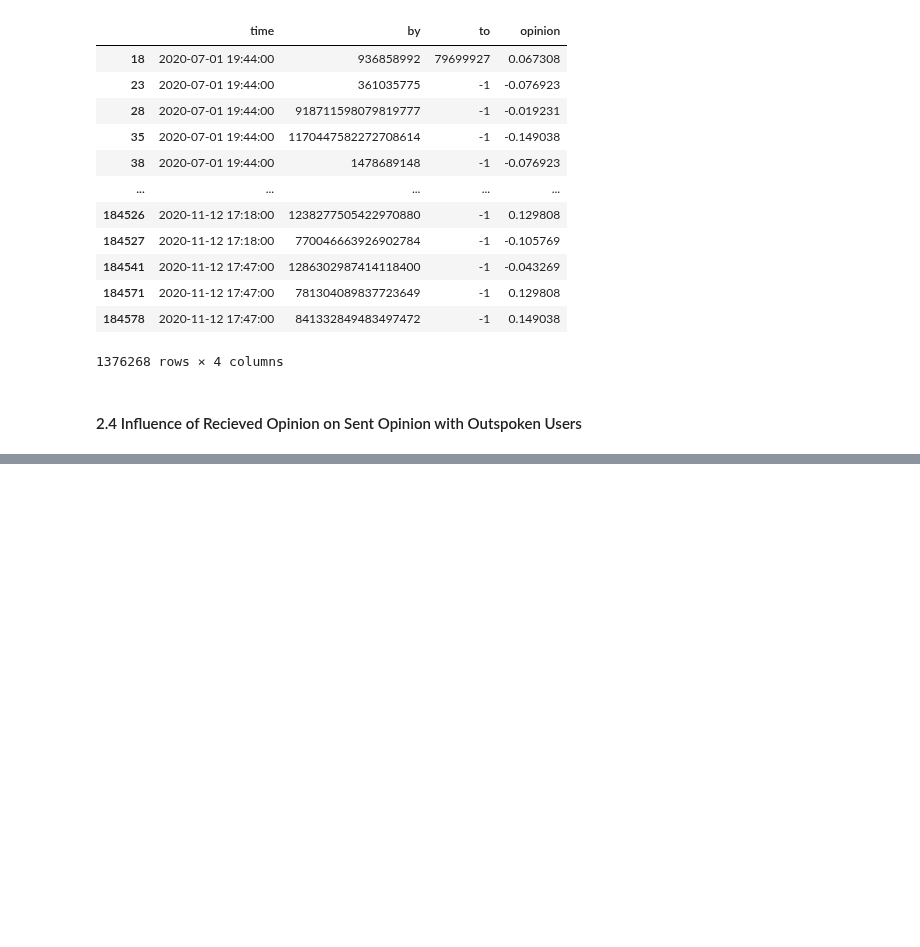
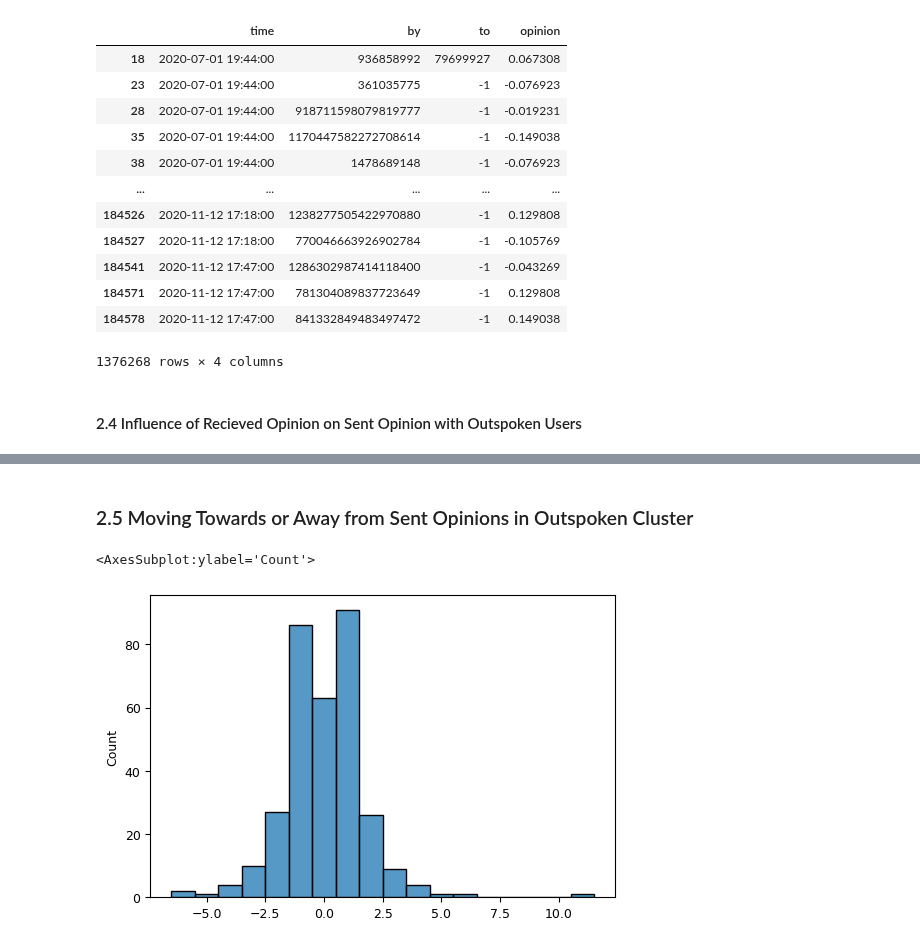
Before and after one commit to J0HNN7G/politic-polar-epsrc, a Jupyter notebook: twitter.ipynb, the cells around one changed output, grey strips where cells are left out. Saved outputs shown, nothing was run; the diff lists cells and outputs as text; code cells hidden in the pictures; blank space fills up the shorter version.

Commit message:
tested direction analysis

```diff
--- a/twitter.ipynb
+++ b/twitter.ipynb
@@ -500,0 +501,2 @@ sns.scatterplot(x=x, y=y)
+# %% [markdown]
+### 2.5 Moving Towards or Away from Sent Opinions in Outspoken Cluster
@@ -500,0 +516,36 @@ sns.scatterplot(x=x, y=y)
+# %%
+def direction_analysis(df, sample_total):
+    users = np.random.choice(df.by.unique(), size=sample_total)
+    valid_users = []
+    intrs = []
+    for user in users:
+        intr = interaction_mean(user, df)
+        # We need at least two opinion changes to see difference
+        if len(intr) > 1:
+            valid_users.append(user)
+            intrs.append(intr)
+
+    result = []
+    for i in range(len(valid_users)):
+        dirs = []
+        for j in range(1,len(intrs[i])):
+            if abs(intrs[i][j][1] - intrs[i][j][0]) < abs(intrs[i][j][1] - intrs[i][j-1][0]):
+                dirs.append(1)
+            elif abs(intrs[i][j][1] - intrs[i][j][0]) > abs(intrs[i][j][1] - intrs[i][j-1][0]):
+                dirs.append(-1)
+            else:
+                dirs.append(0)
+
+        result.append((valid_users[i], dirs))
+
+    return result
+# %%
+dirsa = direction_analysis(olcdf, 1000)
+# %%
+initial = list(map(lambda x: olcdf[olcdf.by == x[0]].opinion.values[0], dirsa))
+overall = list(map(lambda x: np.sum(x[1]), dirsa))
+# %%
+sns.histplot(overall, discrete=True)
+# %% [output]
+<AxesSubplot:ylabel='Count'>
+[figure, added]
```
Also changed, not shown: parts of 7 cells of this notebook, 1 other file.
